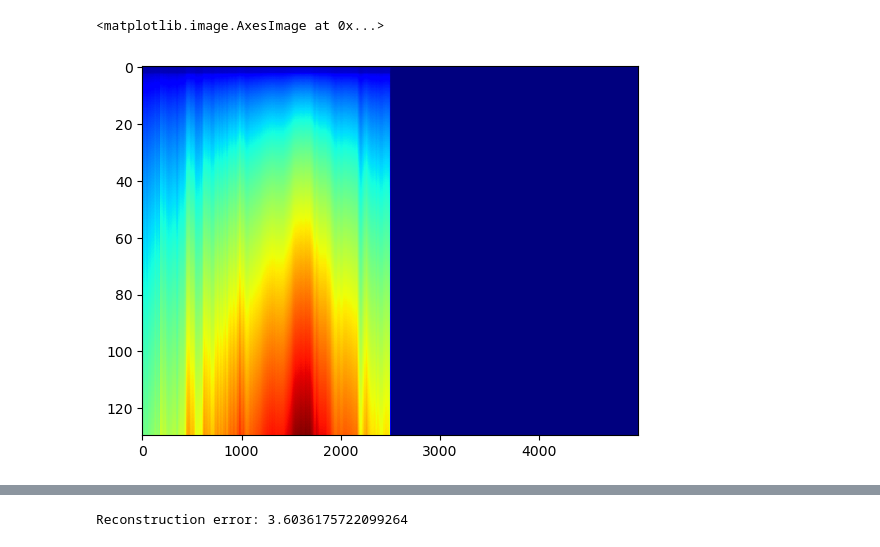
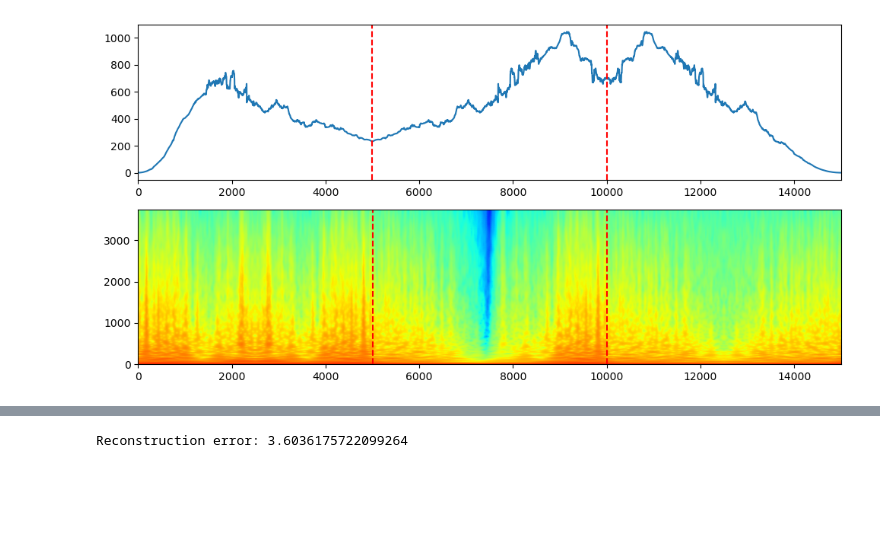
Before and after one commit to aphoffmann/wavelets, a Jupyter notebook: Swarm_test.ipynb, the cells around one changed output, grey strips where cells are left out. Saved outputs shown, nothing was run; the diff lists cells and outputs as text; code cells hidden in the pictures; blank space fills up the shorter version.

```diff
--- a/Swarm_test.ipynb
+++ b/Swarm_test.ipynb
@@ -65,5 +55,12 @@ Reconstruction error: 52859.872172828116
-# %%
-plt.imshow(np.abs(coefficients), aspect='auto', cmap='jet')
-# %% [output]
-<matplotlib.image.AxesImage at 0x...>
-[figure, removed]
+# %%
+fig, ax = plt.subplots(2, 1, figsize=(10, 5))
+ax[0].plot(transform.data)
+ax[0].axvline(x=transform.pad_width, color='r', linestyle='--')
+ax[0].axvline(x=num_samples+transform.pad_width, color='r', linestyle='--')
+ax[0].set_xlim(0, len(transform.data))
+ax[1].imshow(np.log(np.abs(coefficients)), aspect='auto', cmap='jet', origin='lower')
+ax[1].axvline(x=transform.pad_width, color='r', linestyle='--')
+ax[1].axvline(x=num_samples+transform.pad_width, color='r', linestyle='--')
+plt.tight_layout()
+# %% [output]
+[figure, added]
```
Also changed, not shown: parts of 3 cells of this notebook, 3 other files.
